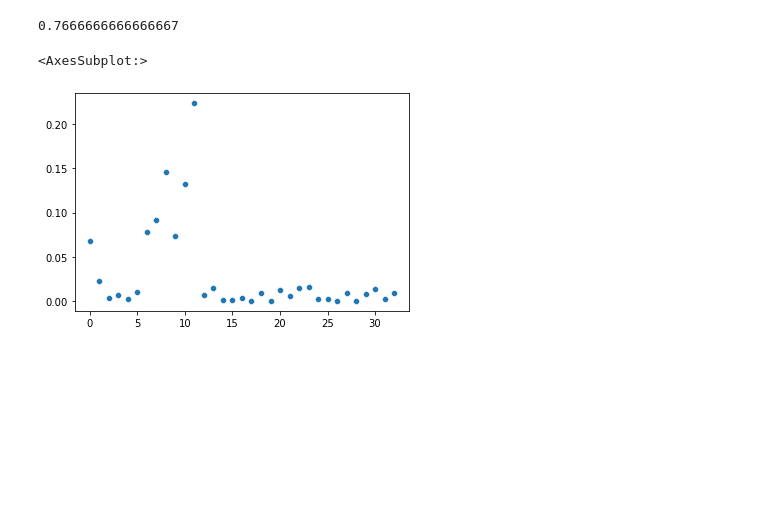
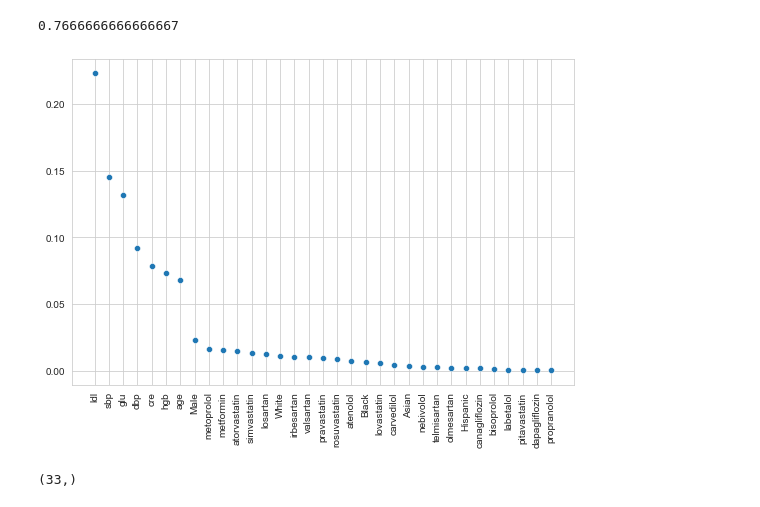
Before and after one commit to migueLib/ckd, a Jupyter notebook: notebooks/rf-diff_last_initial.ipynb, the cells around one changed output. Cells and saved outputs as stored; diff of their text form; code cells hidden in the pictures; blank space fills up the shorter version.

```diff
--- a/notebooks/rf-diff_last_initial.ipynb
+++ b/notebooks/rf-diff_last_initial.ipynb
@@ -98,7 +98,7 @@ meds_bin
 300 rows × 21 columns
 # %%
 # Binarize sex
-sex = pd.get_dummies(demo.gender)["Male"]
+sex = pd.get_dummies(demo.gender)["Male"].rename({"Male":"sex"})
 
 # Binarize race remove unknown
 race = pd.get_dummies(demo.race).drop("Unknown", axis=1)
@@ -174,9 +174,21 @@ plt.show()
 accuracy_score(test["Stage_Progress"], predicted)
 # %% [output]
 0.7666666666666667
-# %%
-# Check feature importance
-sns.scatterplot(y=model.feature_importances_, x=range(len(model.feature_importances_)))
-# %% [output]
-<AxesSubplot:>
-[figure, removed]
+# %%
+# Get feature importance
+fi = pd.Series(model.feature_importances_, index=train.drop("Stage_Progress", axis=1).columns)
+# %%
+# Visualize feature importances
+fi = fi.sort_values(ascending=False)
+sns.set_style("whitegrid")
+fig,ax = plt.subplots(1,1,figsize=(9,6))
+sns.scatterplot(data=fi, ax=ax)
+plt.xticks(rotation=90)
+
+plt.show()
+# %% [output]
+[figure, added]
+# %%
+model.feature_importances_.shape
+# %% [output]
+(33,)
```
Also changed, not shown: parts of 3 cells of this notebook, 5 other files.
